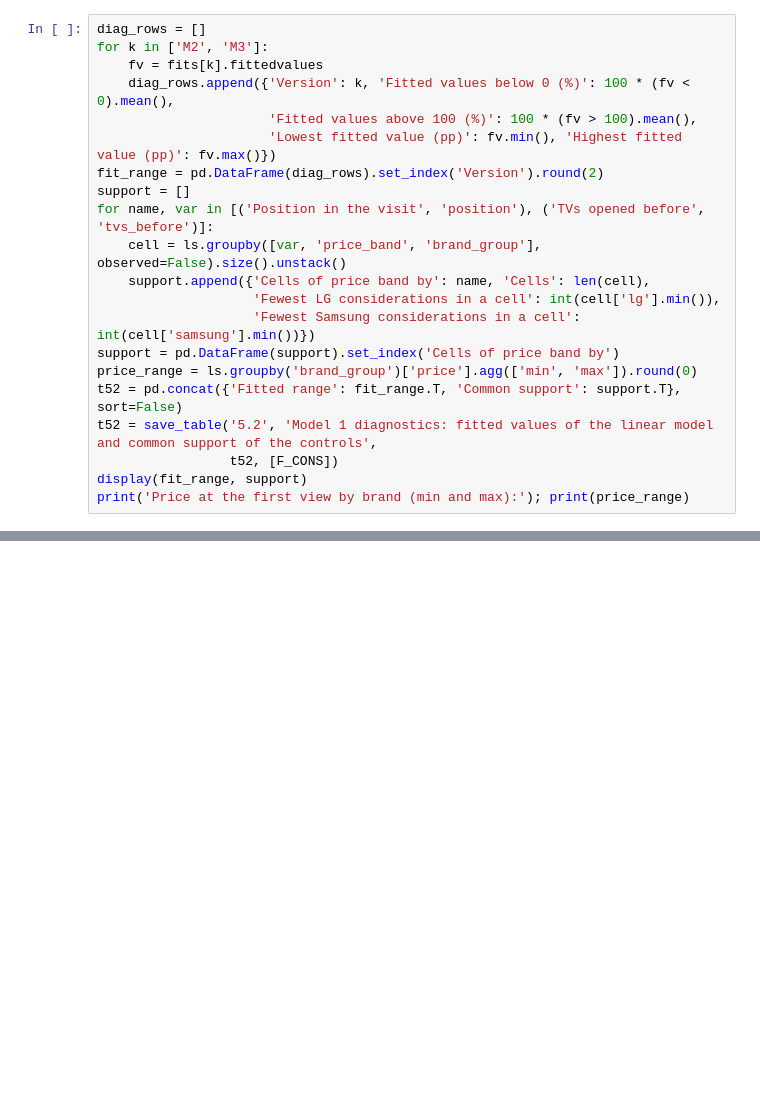
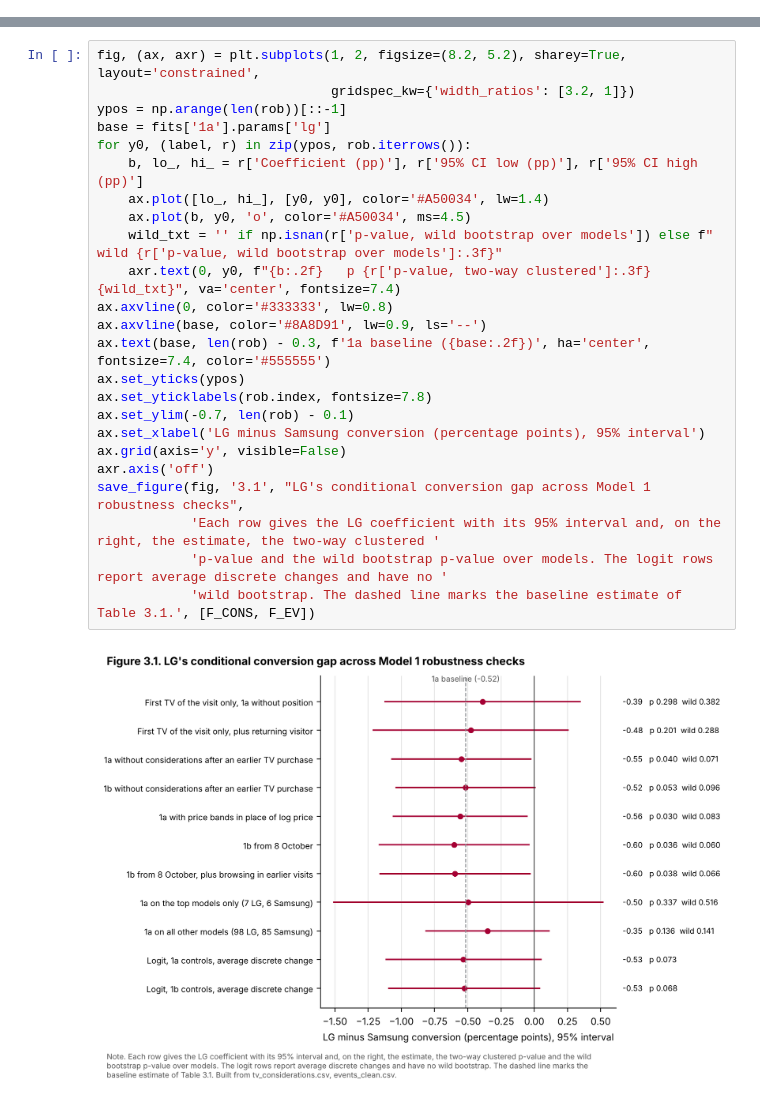
Before and after one commit to Dod0ria/Marketing-Project, a Jupyter notebook: 03_models.ipynb, the cells around one changed output, grey strips where cells are left out. Cells and saved outputs as stored; diff of their text form; blank space fills up the shorter version.

```diff
--- a/03_models.ipynb
+++ b/03_models.ipynb
@@ -289,21 +0,0 @@ The comparison also needs LG and Samsung considerations in every combination of
-# %%
-diag_rows = []
-for k in ['M2', 'M3']:
-    fv = fits[k].fittedvalues
-    diag_rows.append({'Version': k, 'Fitted values below 0 (%)': 100 * (fv < 0).mean(),
-                      'Fitted values above 100 (%)': 100 * (fv > 100).mean(),
-                      'Lowest fitted value (pp)': fv.min(), 'Highest fitted value (pp)': fv.max()})
-fit_range = pd.DataFrame(diag_rows).set_index('Version').round(2)
-support = []
-for name, var in [('Position in the visit', 'position'), ('TVs opened before', 'tvs_before')]:
-    cell = ls.groupby([var, 'price_band', 'brand_group'], observed=False).size().unstack()
-    support.append({'Cells of price band by': name, 'Cells': len(cell),
-                    'Fewest LG considerations in a cell': int(cell['lg'].min()),
-                    'Fewest Samsung considerations in a cell': int(cell['samsung'].min())})
-support = pd.DataFrame(support).set_index('Cells of price band by')
-price_range = ls.groupby('brand_group')['price'].agg(['min', 'max']).round(0)
-t52 = pd.concat({'Fitted range': fit_range.T, 'Common support': support.T}, sort=False)
-t52 = save_table('5.2', 'Model 1 diagnostics: fitted values of the linear model and common support of the controls',
-                 t52, [F_CONS])
-display(fit_range, support)
-print('Price at the first view by brand (min and max):'); print(price_range)
@@ -1014,0 +391,26 @@ display(index)
+# %%
+fig, (ax, axr) = plt.subplots(1, 2, figsize=(8.2, 5.2), sharey=True, layout='constrained',
+                              gridspec_kw={'width_ratios': [3.2, 1]})
+ypos = np.arange(len(rob))[::-1]
+base = fits['1a'].params['lg']
+for y0, (label, r) in zip(ypos, rob.iterrows()):
+    b, lo_, hi_ = r['Coefficient (pp)'], r['95% CI low (pp)'], r['95% CI high (pp)']
+    ax.plot([lo_, hi_], [y0, y0], color='#A50034', lw=1.4)
+    ax.plot(b, y0, 'o', color='#A50034', ms=4.5)
+    wild_txt = '' if np.isnan(r['p-value, wild bootstrap over models']) else f"  wild {r['p-value, wild bootstrap over models']:.3f}"
+    axr.text(0, y0, f"{b:.2f}   p {r['p-value, two-way clustered']:.3f}{wild_txt}", va='center', fontsize=7.4)
+ax.axvline(0, color='#333333', lw=0.8)
+ax.axvline(base, color='#8A8D91', lw=0.9, ls='--')
+ax.text(base, len(rob) - 0.3, f'1a baseline ({base:.2f})', ha='center', fontsize=7.4, color='#555555')
+ax.set_yticks(ypos)
+ax.set_yticklabels(rob.index, fontsize=7.8)
+ax.set_ylim(-0.7, len(rob) - 0.1)
+ax.set_xlabel('LG minus Samsung conversion (percentage points), 95% interval')
+ax.grid(axis='y', visible=False)
+axr.axis('off')
+save_figure(fig, '3.1', "LG's conditional conversion gap across Model 1 robustness checks",
+            'Each row gives the LG coefficient with its 95% interval and, on the right, the estimate, the two-way clustered '
+            'p-value and the wild bootstrap p-value over models. The logit rows report average discrete changes and have no '
+            'wild bootstrap. The dashed line marks the baseline estimate of Table 3.1.', [F_CONS, F_EV])
+# %% [output]
+[figure, added]
```
Also changed, not shown: parts of 67 cells of this notebook, 8 other files.
